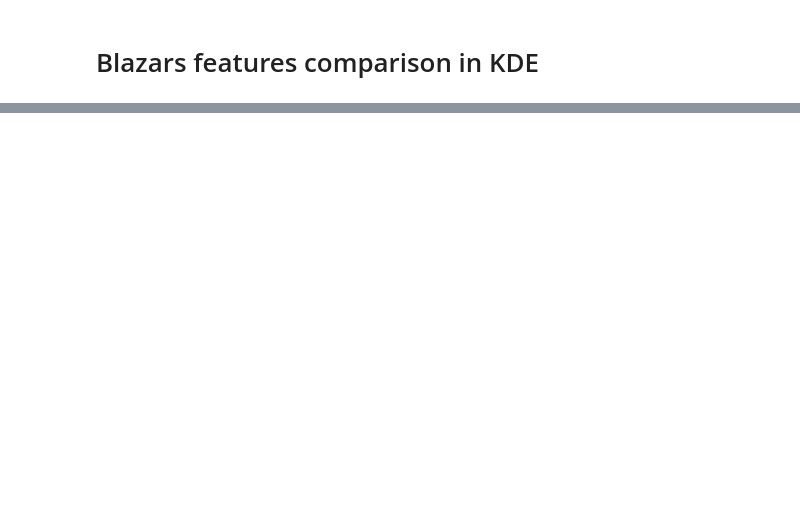
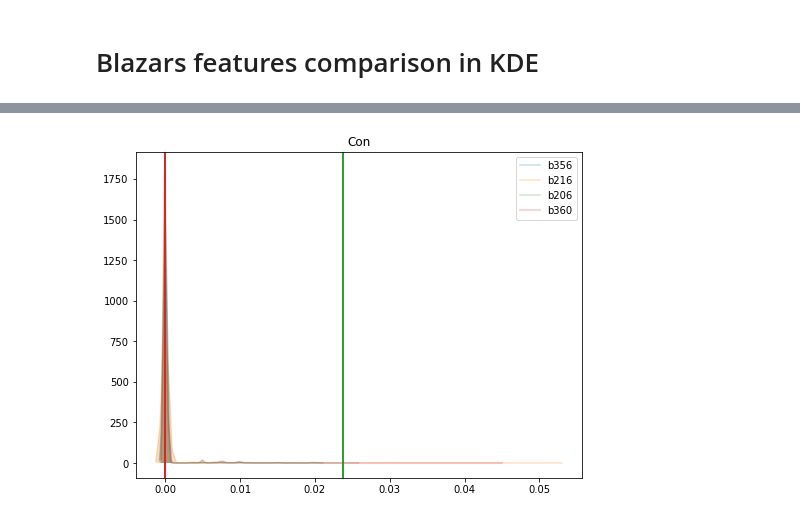
Before and after one commit to leliel12/paper_gema, a Jupyter notebook: 02_kde_comparations.ipynb, the cells around one changed output, grey strips where cells are left out. Saved outputs shown, nothing was run; the diff lists cells and outputs as text; code cells hidden in the pictures; blank space fills up the shorter version.

```diff
--- a/02_kde_comparations.ipynb
+++ b/02_kde_comparations.ipynb
@@ -63,0 +182,5 @@ for tile in df.columns:
+# %%
+feat_plot_conf['Con'] = {'xscale': 'linear', 'yscale': 'linear'}
+plot_feat('Con', feat_plot_conf=feat_plot_conf)
+# %% [output]
+[figure, added]
```
Also changed, not shown: parts of 58 cells of this notebook, 3 other files.
